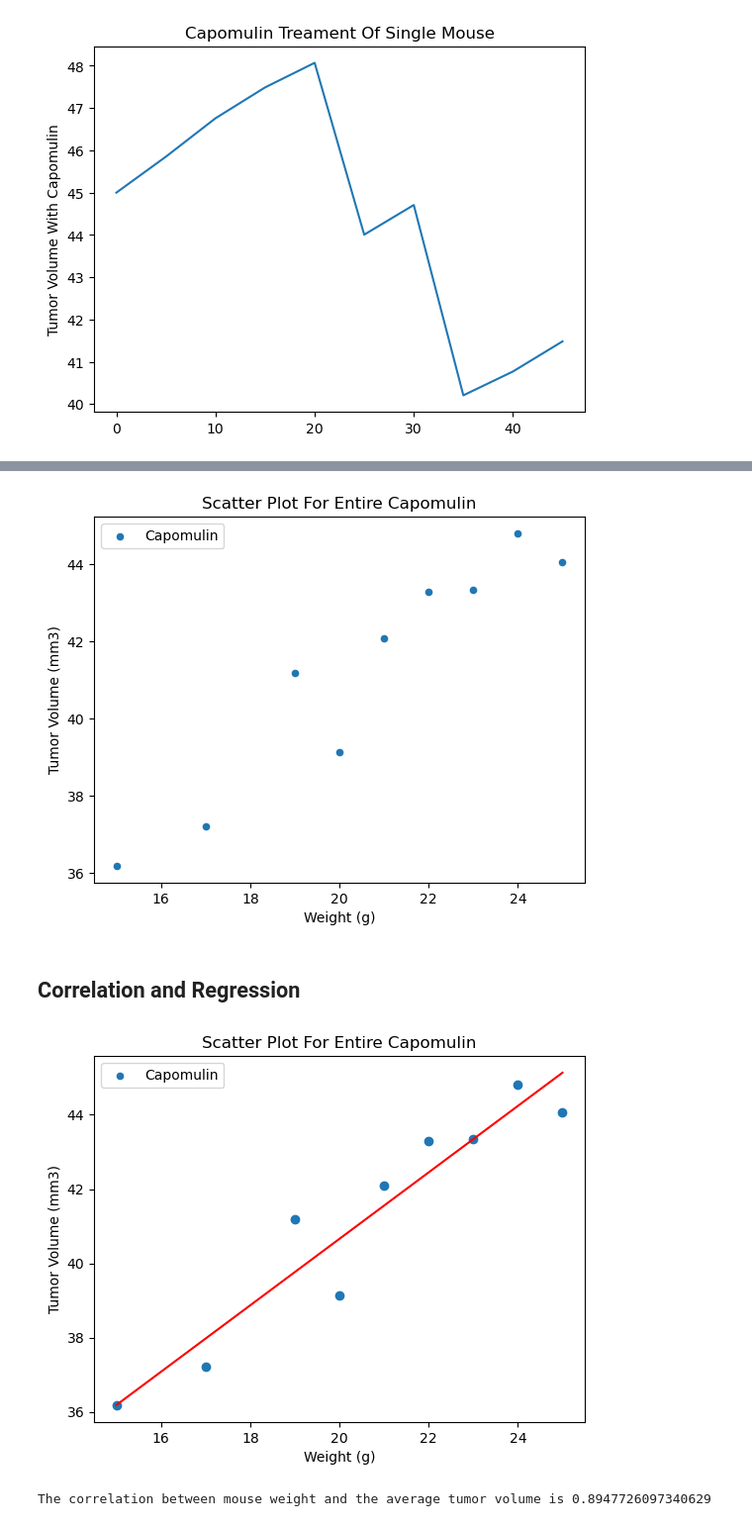
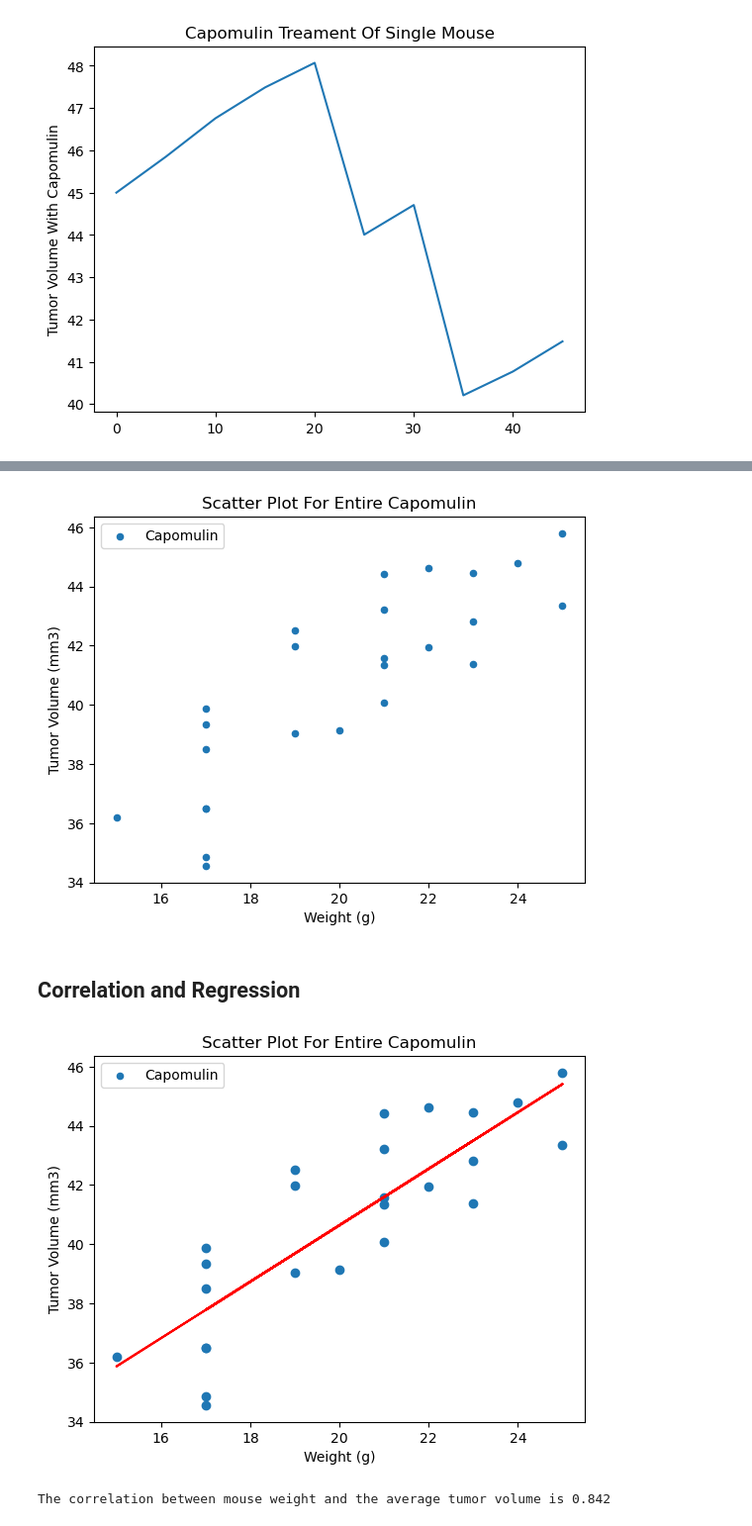
Before and after one commit to TaylorGriggs/Module-5-Challenge, a Jupyter notebook: pymaceuticals_analysis.ipynb, the cells around one changed output, grey strips where cells are left out. Shown at 99% size. Drawn from its saved outputs; the diff is of its cells as text; code cells hidden in the pictures.

```diff
--- a/pymaceuticals_analysis.ipynb
+++ b/pymaceuticals_analysis.ipynb
@@ -350,8 +371,8 @@ plt.show()
 drug_type = 'Capomulin'
 
 scatter_df = mice_full_df.loc[mice_full_df['Drug Regimen']==drug_type]
-#Chat GPT assisted code for average mean tumor volume
-avg_tumor_vol = scatter_df.groupby('Weight (g)')['Tumor Volume (mm3)'].mean().reset_index()
+#Find the average for weight and tumor
+avg_tumor_vol = scatter_df.groupby('Mouse ID')[['Weight (g)','Tumor Volume (mm3)']].mean()
 
 avg_tumor_vol.plot(kind="scatter", x='Weight (g)', y='Tumor Volume (mm3)', label = drug_type)
 
@@ -364,39 +385,41 @@ plt.title(f'Scatter Plot For Entire {drug_type}')
 
 plt.show()
 # %% [output]
-[figure, old version]
+[figure, new version]
 # %% [markdown]
 ## Correlation and Regression
 # %%
 # Calculate the correlation coefficient and a linear regression model
 # for mouse weight and average observed tumor volume for the entire Capomulin regimen
 drug_type = 'Capomulin'
 
 scatter_df = mice_full_df.loc[mice_full_df['Drug Regimen']==drug_type]
-#Chat GPT assisted code for average mean tumor volume
-avg_tumor_vol = scatter_df.groupby('Weight (g)')['Tumor Volume (mm3)'].mean().reset_index()
+#Find the average for weight and tumor
+avg_tumor_vol = scatter_df.groupby('Mouse ID')[['Weight (g)','Tumor Volume (mm3)']].mean()
 
 avg_tumor_vol.plot(kind="scatter", x='Weight (g)', y='Tumor Volume (mm3)', label = drug_type)
 
 x_values = avg_tumor_vol['Weight (g)']
 y_values = avg_tumor_vol['Tumor Volume (mm3)']
 
+#LinRegress Calculcation
+(slope, intercept, rvalue, pvalue, std_err) = linregress(x_values,y_values)
+
 regress_values = x_values * slope + intercept
 plt.scatter(x_values,y_values)
 plt.plot(x_values,regress_values,"red")
 
-
-plt.scatter
+#Graph labeling
 plt.xlabel('Weight (g)')
 plt.ylabel('Tumor Volume (mm3)')
 plt.title(f'Scatter Plot For Entire {drug_type}')
 
 plt.show()
 
 #LinRegress Calculcation
-(slope, int, rvalue, pvalue, std_err) = linregress(x_values,y_values)
+(slope, intercept, rvalue, pvalue, std_err) = linregress(x_values,y_values)
 
-print(f"The correlation between mouse weight and the average tumor volume is {slope}")
+print(f"The correlation between mouse weight and the average tumor volume is {rvalue.round(3)}")
 # %% [output]
-[figure, old version]
+[figure, new version]
-The correlation between mouse weight and the average tumor volume is 0.8947726097340629
+The correlation between mouse weight and the average tumor volume is 0.842
```
Also changed, not shown: parts of 2 cells of this notebook.
